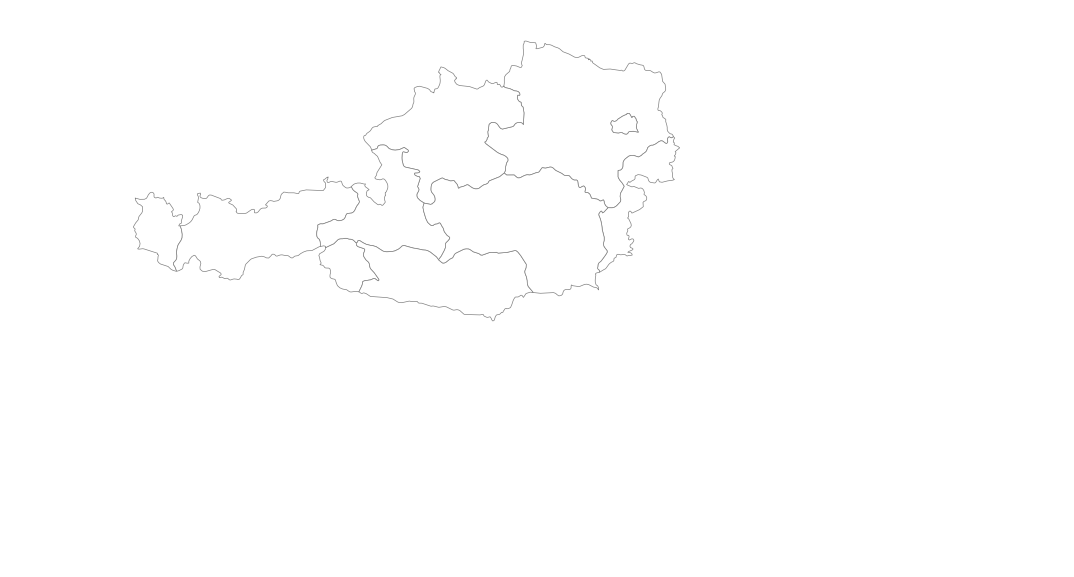
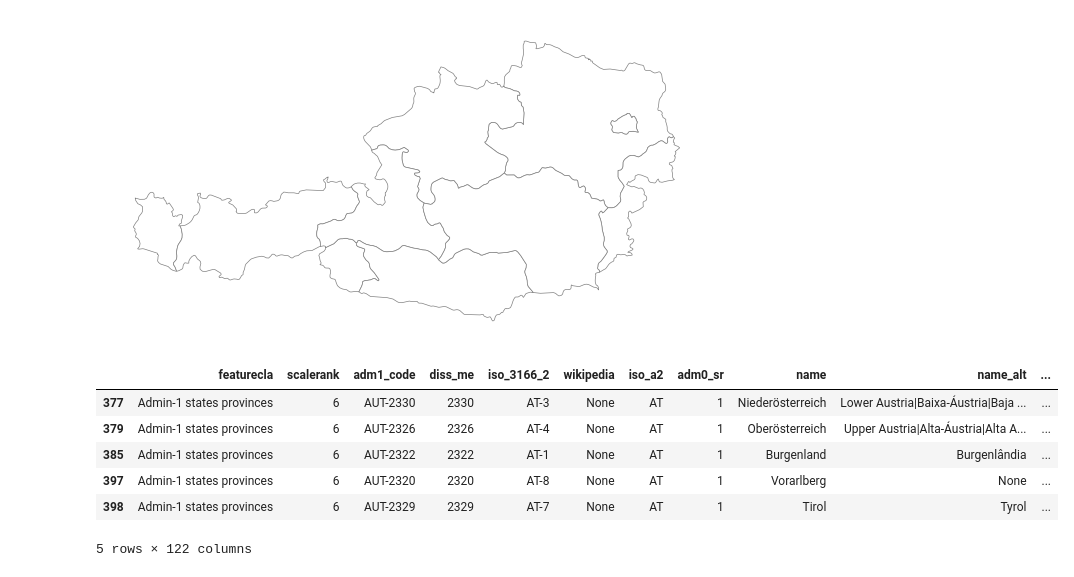
Before and after one commit to lakhi/health_in_society_research_network, a Jupyter notebook: notebooks/maps.ipynb, the cells around one changed output. Saved outputs shown, nothing was run; the diff lists cells and outputs as text; code cells hidden in the pictures; blank space fills up the shorter version.

```diff
--- a/notebooks/maps.ipynb
+++ b/notebooks/maps.ipynb
@@ -85,3 +85,13 @@ ax.set_axis_off() #Hide the axes lines
 plt.show()
 # %% [output]
 [figure]
+# %%
+austria_gdf.head()
+# %% [output]
+|  | featurecla | scalerank | adm1_code | diss_me | iso_3166_2 | wikipedia | iso_a2 | adm0_sr | name | name_alt | ... |
+| 377 | Admin-1 states provinces | 6 | AUT-2330 | 2330 | AT-3 | None | AT | 1 | Niederösterreich | Lower Austria|Baixa-Áustria|Baja ... | ... |
+| 379 | Admin-1 states provinces | 6 | AUT-2326 | 2326 | AT-4 | None | AT | 1 | Oberösterreich | Upper Austria|Alta-Áustria|Alta A... | ... |
+| 385 | Admin-1 states provinces | 6 | AUT-2322 | 2322 | AT-1 | None | AT | 1 | Burgenland | Burgenlândia | ... |
+| 397 | Admin-1 states provinces | 6 | AUT-2320 | 2320 | AT-8 | None | AT | 1 | Vorarlberg | None | ... |
+| 398 | Admin-1 states provinces | 6 | AUT-2329 | 2329 | AT-7 | None | AT | 1 | Tirol | Tyrol | ... |
+5 rows × 122 columns
```
Also changed, not shown: parts of 4 cells of this notebook, 2 other files.
